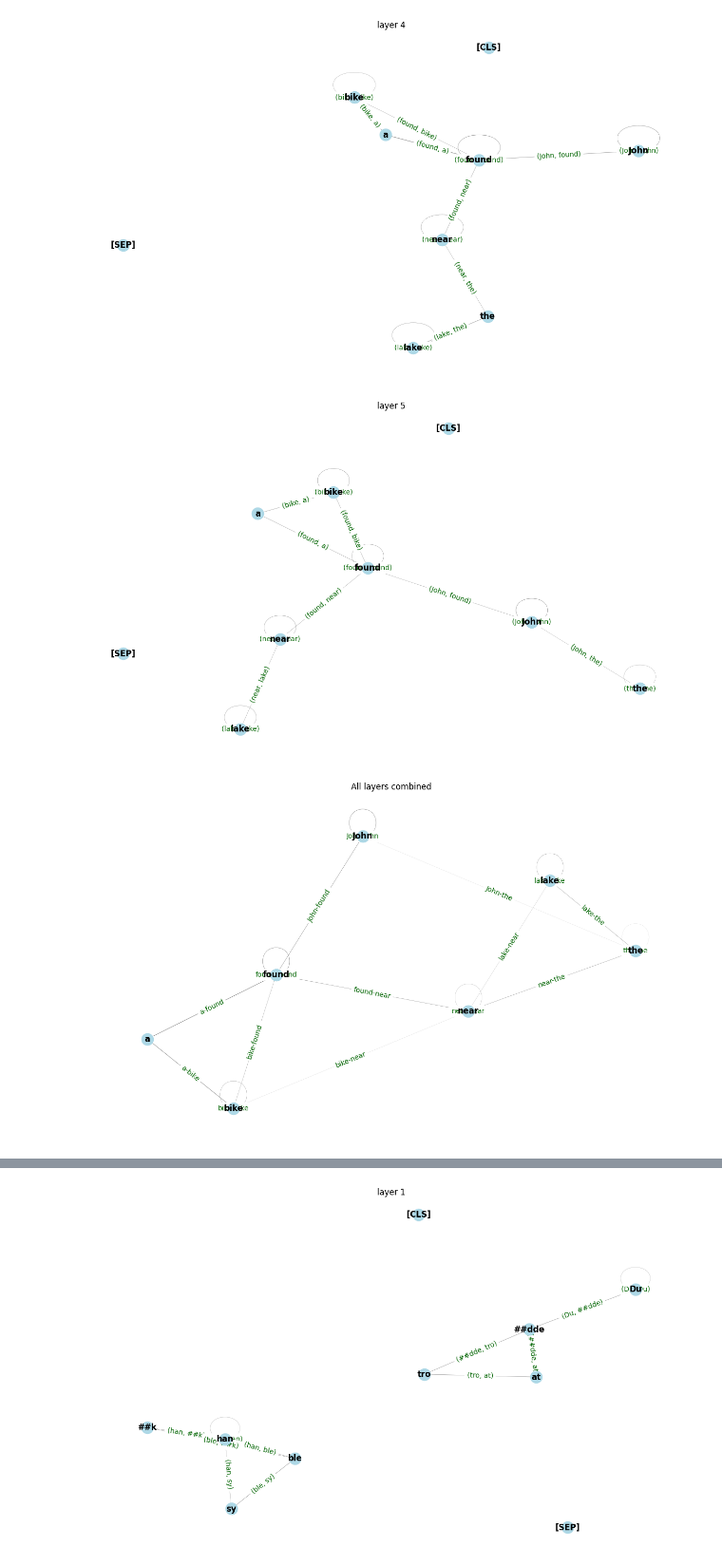
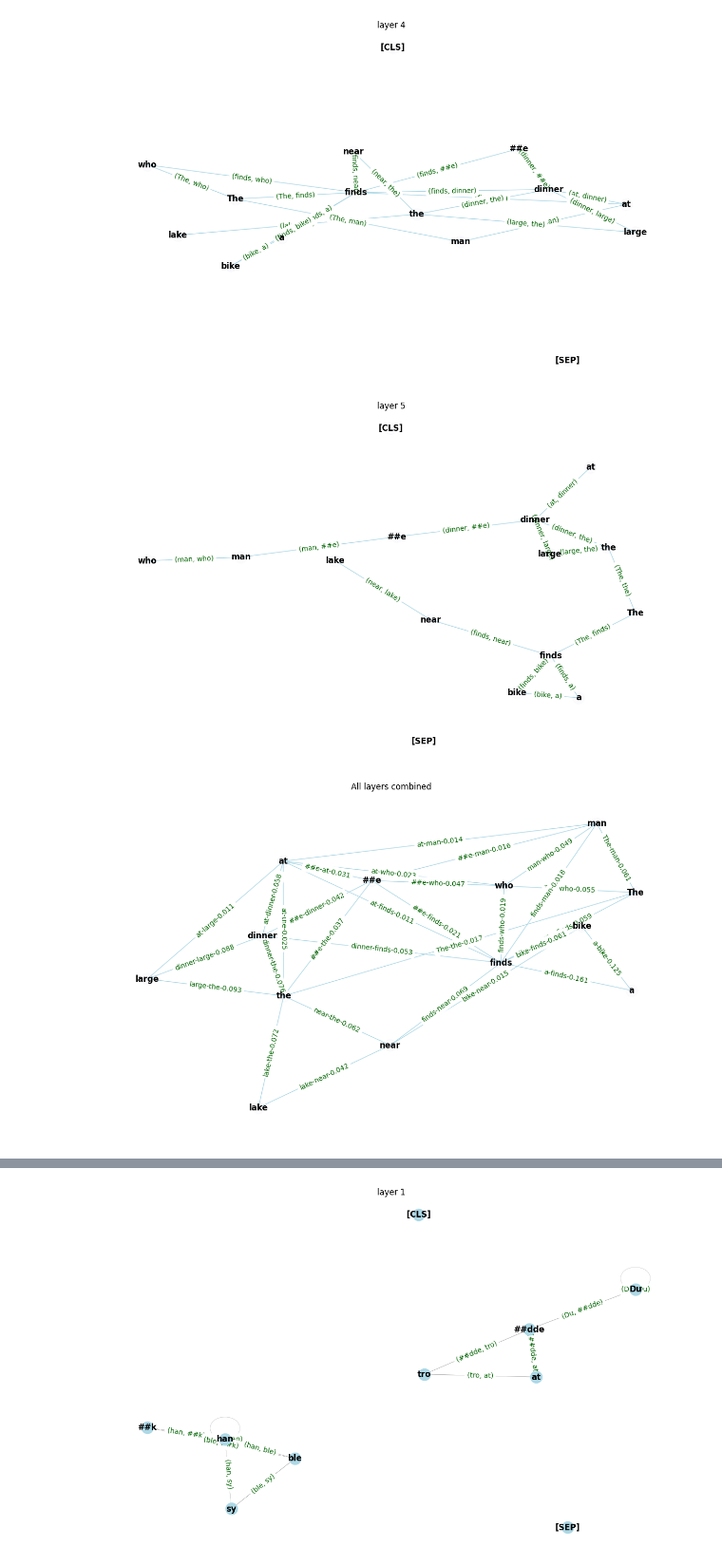
Before and after one commit to Yoonsen/D-chains, a Jupyter notebook: attention_graphs.ipynb, the cells around one changed output, grey strips where cells are left out. Shown at 95% size. Cells and saved outputs as stored; diff of their text form; code cells hidden in the pictures.

Commit message:
fix visuals

```diff
--- a/attention_graphs.ipynb
+++ b/attention_graphs.ipynb
@@ -178,12 +178,12 @@ def analyze_subword_fragmentation(text, model_name="bert-base-cased", layer=-1,
 
     return fragmented_words
 # %%
-def show_graph(G, title=""):
+def show_graph(G, title="", edge_labels=False):
         pos = nx.spring_layout(G, seed=42)
         edge_labels = nx.get_edge_attributes(G, 'label')
         weights = [G[u][v]['weight'] * 5 for u, v in G.edges()]
         plt.figure(figsize=(12, 7))
-        nx.draw(G, pos, with_labels=True, node_color='lightblue', edge_color='gray', width=weights, font_weight='bold')
+        nx.draw(G, pos, with_labels=True, node_color=[(0.2,0.2,0.8,0.01)], edge_color='lightblue', width=1, font_weight='bold')
         nx.draw_networkx_edge_labels(G, pos, edge_labels=edge_labels, font_color='darkgreen')
         plt.title(title)
         plt.show()
@@ -193,4 +193,4 @@ def show_layers(G):
         show_graph(g, f"layer {i}")
     show_graph(combine_graphs_weighted(G), "All layers combined")
 # %%
-G=visualize_per_layer("John found a bike near the lake",model_name="NbAiLab/nb-bert-base")
+G=visualize_per_layer("The man who ate the large dinner finds a bike near the lake",model_name="NbAiLab/nb-bert-base")
@@ -197,5 +202,6 @@ G=visualize_per_layer("John found a bike near the lake",model_name="NbAiLab/nb-b
 # %%
 for i, g in enumerate(G,1):
+    g.remove_edges_from(nx.selfloop_edges(g))
     show_graph(g, f"layer {i}")
 show_graph(combine_graphs_weighted(G), "All layers combined")
 # %% [output]
@@ -205,6 +211,6 @@ show_graph(combine_graphs_weighted(G), "All layers combined")
-[figure, old version]
+[figure, new version]
-[figure, old version]
+[figure, new version]
-[figure, old version]
+[figure, new version]
 # %%
 import networkx as nx
 from collections import defaultdict
```
Also changed, not shown: parts of 3 cells of this notebook, 1 other file.
